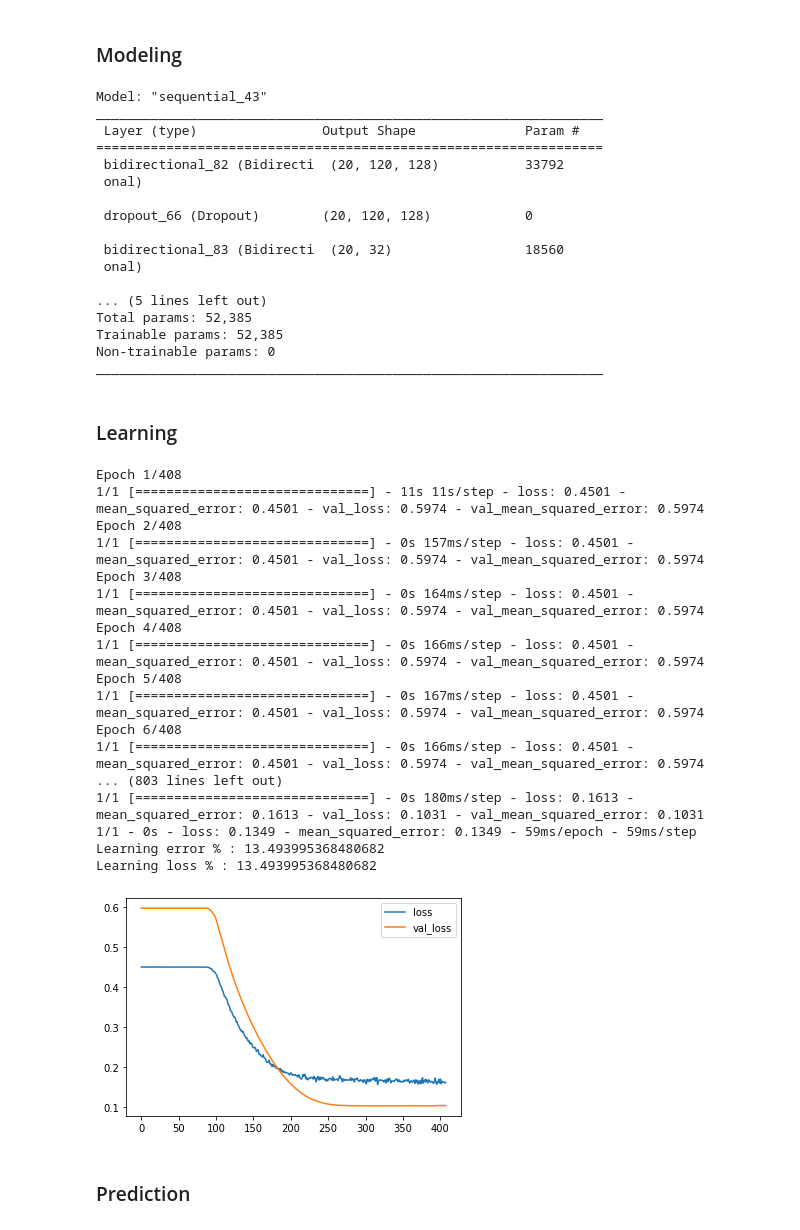
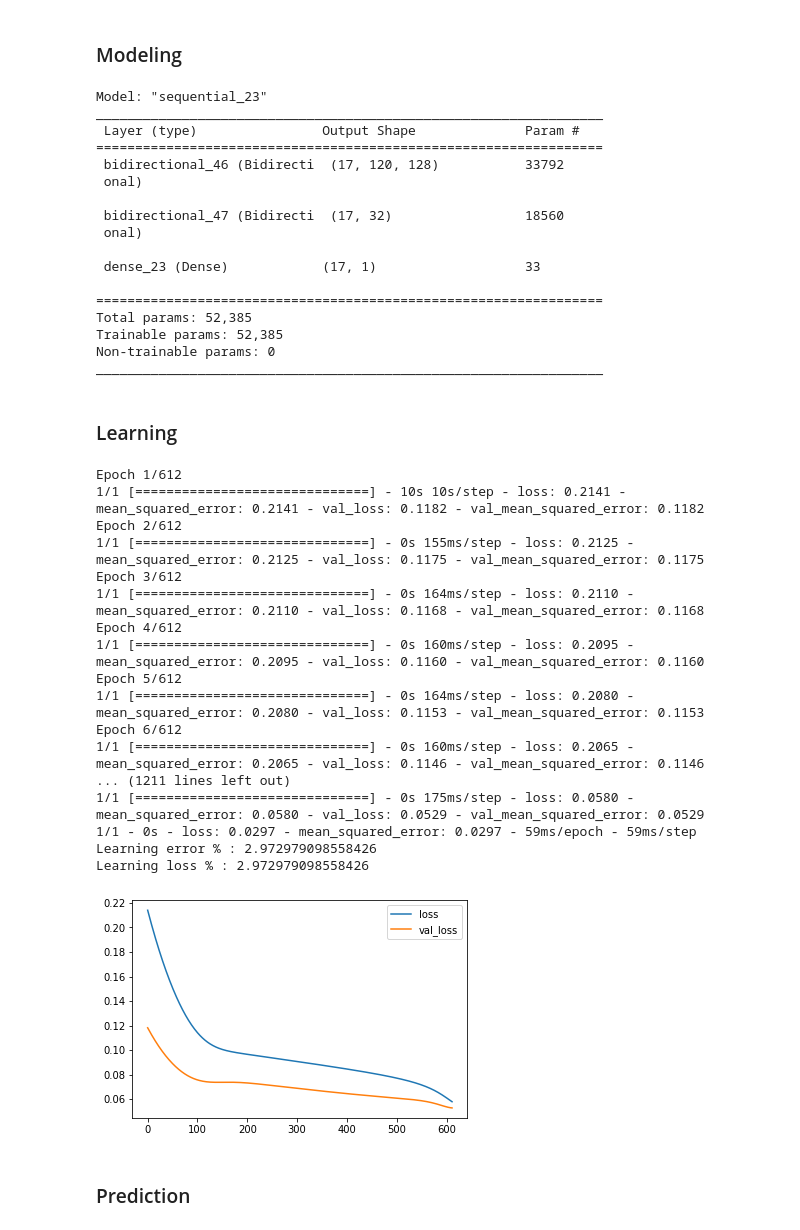
Before and after one commit to DaeSeokSong/LSTM-PPoA, a Jupyter notebook: Predict_Price_of_Agricultural.ipynb, the cells around one changed output. Cells and saved outputs as stored; diff of their text form; code cells hidden in the pictures.

Commit message:
docs: complete adjusting the hyperparameters, and save the model

```diff
--- a/Predict_Price_of_Agricultural.ipynb
+++ b/Predict_Price_of_Agricultural.ipynb
@@ -58,3 +55,13 @@ def Normalization(targetData) :
+# %%
+# 정규화
+def Normalization(targetData) :
+    return (targetData - targetData.min()) / (targetData.max() - targetData.min() + 1e-7) # 1e-7은 0으로 나누는 오류 예방차원
+
+# 정규화하기 이전의 org_x값과 되돌리고 싶은 x를 입력하면 역정규화된 값을 리턴한다
+def Denormalization(org_x, x):
+    org_x_np = np.asarray(org_x)
+    x_np = np.asarray(x)
+    return (x_np * (org_x_np.max() - org_x_np.min() + 1e-7)) + org_x_np.min()
 # %% [markdown]
 ### Global variable
 # %%
@@ -220,6 +227,8 @@ pred_dataset.append(pred_prams)
 # %%
 ''' 정규화 '''
 scaler = MinMaxScaler()
+price_scaler = MinMaxScaler()
+
 # last_prams
 norm_last = []
 for idx, pram in enumerate(last_prams) :
@@ -256,7 +265,7 @@ for cur, year in enumerate(dataset) :
     tmp_y2 = [] # 12월
     for idx, data in enumerate(year) :
         for month in range(0, 12) :
-            if idx == 12 :
+            if idx == 11 :
                 if month == 5 : tmp_y1.append(data[month])
                 elif month == 11: tmp_y2.append(data[month])
             else :
@@ -341,8 +352,8 @@ pred_X_dataset = pred_X_dataset.reshape(pred_X_dataset.shape[0], pred_X_dataset.
 # %% [markdown]
 ### Data split
 # %%
-# Data division (Train : Test = 9 : 1)
-X_train, X_test, y_train, y_test = train_test_split(X_dataset, y_dataset, test_size = 0.1)
+# Data division (Train : Test = 8 : 2)
+X_train, X_test, y_train, y_test = train_test_split(X_dataset, y_dataset, test_size = 0.2)
 print("########## Train + Test (X,) (y,) / Test (X,) (y,) ##########")
 print(X_train.shape, y_train.shape, X_test.shape, y_test.shape)
 
@@ -361,14 +372,13 @@ print(X_train.shape, y_train.shape, X_val.shape, y_val.shape)
 model = Sequential()
 
 model.add(Bidirectional(LSTM(64,                    # 해당 층의 노드 개수
-                       input_shape=(20, 120, 1),    # input_shape=?
+                       input_shape=(17, 120, 1),    # input_shape=?
                        return_sequences=True)))     # return_sequences == 각 시퀀스를 출력할지
-model.add(Dropout(0.01))                            # 과적합 방지용 Ex. Dropout 20%(==0.2)
+#model.add(Dropout(0.01))                            # 과적합 방지용 Ex. Dropout 20%(==0.2)
 model.add(Bidirectional(LSTM(16)))
-model.add(Dropout(0.01))
 model.add(Dense(1, activation='relu'))
 
-model.build(input_shape=(20, 120, 1))
+model.build(input_shape=(17, 120, 1))
 model.compile(loss=losses.MeanSquaredError(),
               optimizer=Adam(learning_rate=0.000025), # pram ex. learning_rate=0.0001
               metrics=[metrics.MeanSquaredError()]
@@ -376,19 +386,19 @@ model.compile(loss=losses.MeanSquaredError(),
 
 model.summary()
 # %% [output]
-Model: "sequential_43"
+Model: "sequential_23"
 _________________________________________________________________
  Layer (type)                Output Shape              Param #
 =================================================================
- bidirectional_82 (Bidirecti  (20, 120, 128)           33792
+ bidirectional_46 (Bidirecti  (17, 120, 128)           33792
  onal)
 
- dropout_66 (Dropout)        (20, 120, 128)            0
-
- bidirectional_83 (Bidirecti  (20, 32)                 18560
+ bidirectional_47 (Bidirecti  (17, 32)                 18560
  onal)
 
-... (5 lines left out)
+ dense_23 (Dense)            (17, 1)                   33
+
+=================================================================
 Total params: 52,385
 Trainable params: 52,385
 Non-trainable params: 0
@@ -398,38 +408,38 @@ _________________________________________________________________
 # %%
 history = model.fit(X_train, y_train,
                     validation_data = (X_val, y_val),
-                    batch_size = 24,                    # Train set's 1~2%
-                    epochs = 408,                       # Train set's 10%
+                    batch_size = 24,                    # Train set's 1~2%, current = 1~2%
+                    epochs = 612,                       # Train set's 10%, current = 20%
                     verbose = 1,                        # 0=silent, 1=progress bar, 2=one line per epoch.
                     )
 
 # loss and acc graph (train nd val)
 history_df = pd.DataFrame(history.history)
 history_df[["loss", "val_loss"]].plot()
 
 # Acc and Loss about real data
 learning_lost, learning_err = model.evaluate(X_test, y_test, verbose=2)
 print("Learning error % :", learning_err * 100)
 print("Learning loss % :", learning_lost * 100)
 # %% [output]
-Epoch 1/408
-1/1 [==============================] - 11s 11s/step - loss: 0.4501 - mean_squared_error: 0.4501 - val_loss: 0.5974 - val_mean_squared_error: 0.5974
-Epoch 2/408
-1/1 [==============================] - 0s 157ms/step - loss: 0.4501 - mean_squared_error: 0.4501 - val_loss: 0.5974 - val_mean_squared_error: 0.5974
-Epoch 3/408
-1/1 [==============================] - 0s 164ms/step - loss: 0.4501 - mean_squared_error: 0.4501 - val_loss: 0.5974 - val_mean_squared_error: 0.5974
-Epoch 4/408
-1/1 [==============================] - 0s 166ms/step - loss: 0.4501 - mean_squared_error: 0.4501 - val_loss: 0.5974 - val_mean_squared_error: 0.5974
-Epoch 5/408
-1/1 [==============================] - 0s 167ms/step - loss: 0.4501 - mean_squared_error: 0.4501 - val_loss: 0.5974 - val_mean_squared_error: 0.5974
-Epoch 6/408
-1/1 [==============================] - 0s 166ms/step - loss: 0.4501 - mean_squared_error: 0.4501 - val_loss: 0.5974 - val_mean_squared_error: 0.5974
-... (803 lines left out)
-1/1 [==============================] - 0s 180ms/step - loss: 0.1613 - mean_squared_error: 0.1613 - val_loss: 0.1031 - val_mean_squared_error: 0.1031
-1/1 - 0s - loss: 0.1349 - mean_squared_error: 0.1349 - 59ms/epoch - 59ms/step
-Learning error % : 13.493995368480682
-Learning loss % : 13.493995368480682
+Epoch 1/612
+1/1 [==============================] - 10s 10s/step - loss: 0.2141 - mean_squared_error: 0.2141 - val_loss: 0.1182 - val_mean_squared_error: 0.1182
+Epoch 2/612
+1/1 [==============================] - 0s 155ms/step - loss: 0.2125 - mean_squared_error: 0.2125 - val_loss: 0.1175 - val_mean_squared_error: 0.1175
+Epoch 3/612
+1/1 [==============================] - 0s 164ms/step - loss: 0.2110 - mean_squared_error: 0.2110 - val_loss: 0.1168 - val_mean_squared_error: 0.1168
+Epoch 4/612
+1/1 [==============================] - 0s 160ms/step - loss: 0.2095 - mean_squared_error: 0.2095 - val_loss: 0.1160 - val_mean_squared_error: 0.1160
+Epoch 5/612
+1/1 [==============================] - 0s 164ms/step - loss: 0.2080 - mean_squared_error: 0.2080 - val_loss: 0.1153 - val_mean_squared_error: 0.1153
+Epoch 6/612
+1/1 [==============================] - 0s 160ms/step - loss: 0.2065 - mean_squared_error: 0.2065 - val_loss: 0.1146 - val_mean_squared_error: 0.1146
+... (1211 lines left out)
+1/1 [==============================] - 0s 175ms/step - loss: 0.0580 - mean_squared_error: 0.0580 - val_loss: 0.0529 - val_mean_squared_error: 0.0529
+1/1 - 0s - loss: 0.0297 - mean_squared_error: 0.0297 - 59ms/epoch - 59ms/step
+Learning error % : 2.972979098558426
+Learning loss % : 2.972979098558426
-[figure, old version]
+[figure, new version]
 # %% [markdown]
 ### Prediction
 # %%
```
Also changed, not shown: parts of 7 cells of this notebook.
